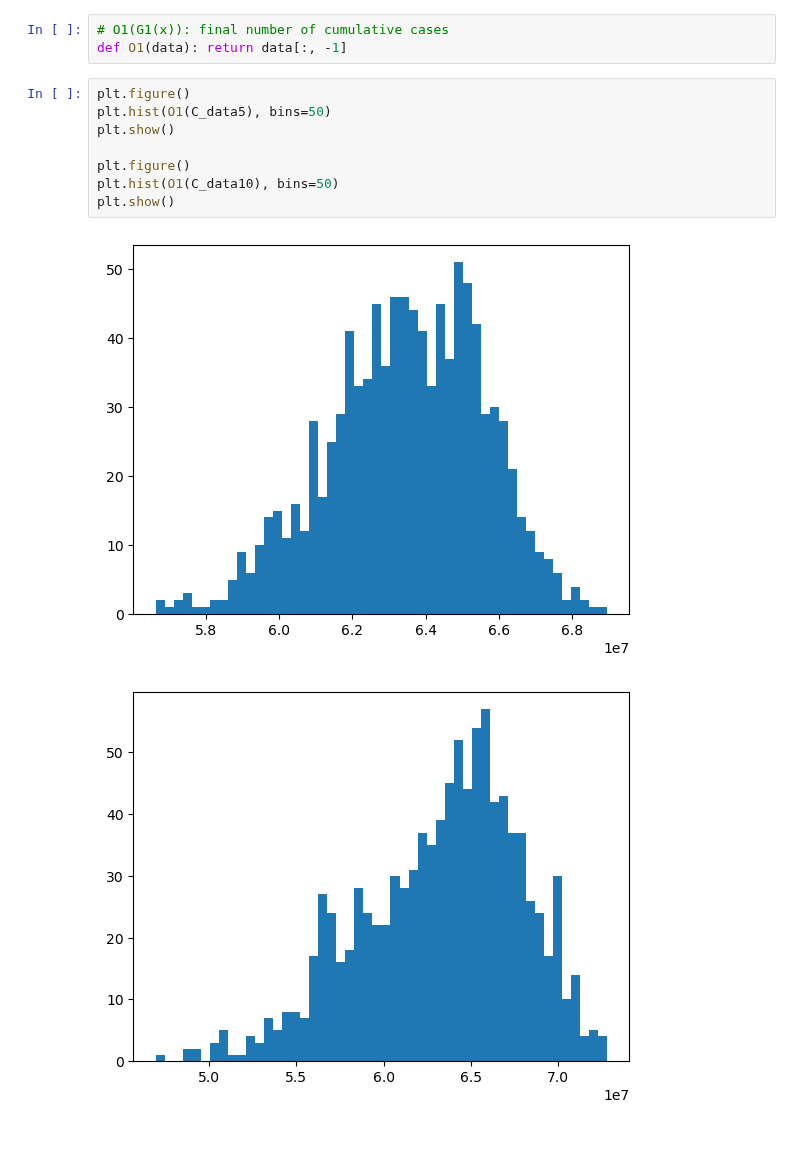
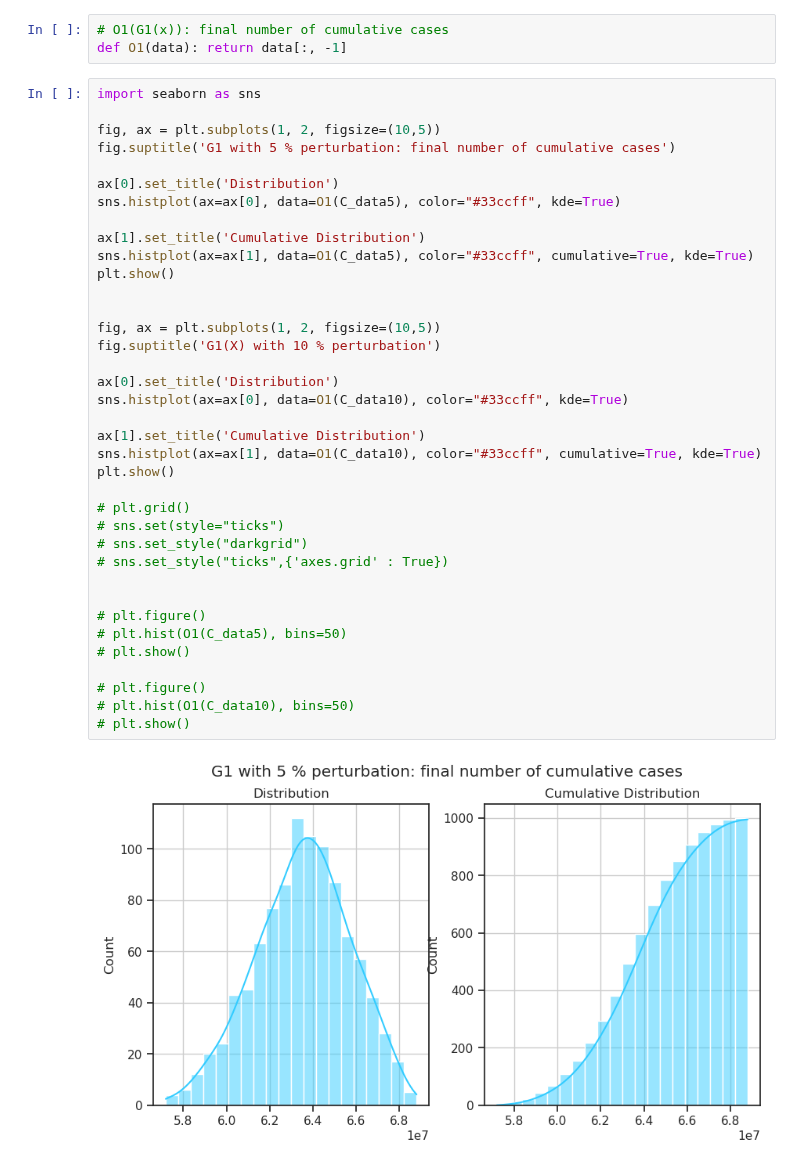
Before and after one commit to maximilian-nowak/uq-assignments, a Jupyter notebook: Assignment_1.ipynb, the cells around one changed output. Drawn from its saved outputs; the diff is of its cells as text; blank space fills up the shorter version.

```diff
--- a/Assignment_1.ipynb
+++ b/Assignment_1.ipynb
@@ -210,14 +210,42 @@ plot_distribution("Perturbation: 10%", metrics10)
 # %%
 # O1(G1(x)): final number of cumulative cases
 def O1(data): return data[:, -1]
-# %%
-plt.figure()
-plt.hist(O1(C_data5), bins=50)
-plt.show()
-
-plt.figure()
-plt.hist(O1(C_data10), bins=50)
-plt.show()
-# %% [output]
-[figure, removed]
-[figure, removed]
+# %%
+import seaborn as sns
+
+fig, ax = plt.subplots(1, 2, figsize=(10,5))
+fig.suptitle('G1 with 5 % perturbation: final number of cumulative cases')
+
+ax[0].set_title('Distribution')
+sns.histplot(ax=ax[0], data=O1(C_data5), color="#33ccff", kde=True)
+
+ax[1].set_title('Cumulative Distribution')
+sns.histplot(ax=ax[1], data=O1(C_data5), color="#33ccff", cumulative=True, kde=True)
+plt.show()
+
+
+fig, ax = plt.subplots(1, 2, figsize=(10,5))
+fig.suptitle('G1(X) with 10 % perturbation')
+
+ax[0].set_title('Distribution')
+sns.histplot(ax=ax[0], data=O1(C_data10), color="#33ccff", kde=True)
+
+ax[1].set_title('Cumulative Distribution')
+sns.histplot(ax=ax[1], data=O1(C_data10), color="#33ccff", cumulative=True, kde=True)
+plt.show()
+
+# plt.grid()
+# sns.set(style="ticks")
+# sns.set_style("darkgrid")
+# sns.set_style("ticks",{'axes.grid' : True})
+
+
+# plt.figure()
+# plt.hist(O1(C_data5), bins=50)
+# plt.show()
+
+# plt.figure()
+# plt.hist(O1(C_data10), bins=50)
+# plt.show()
+# %% [output]
+[figure, added]
```
Also changed, not shown: parts of 3 cells of this notebook.
